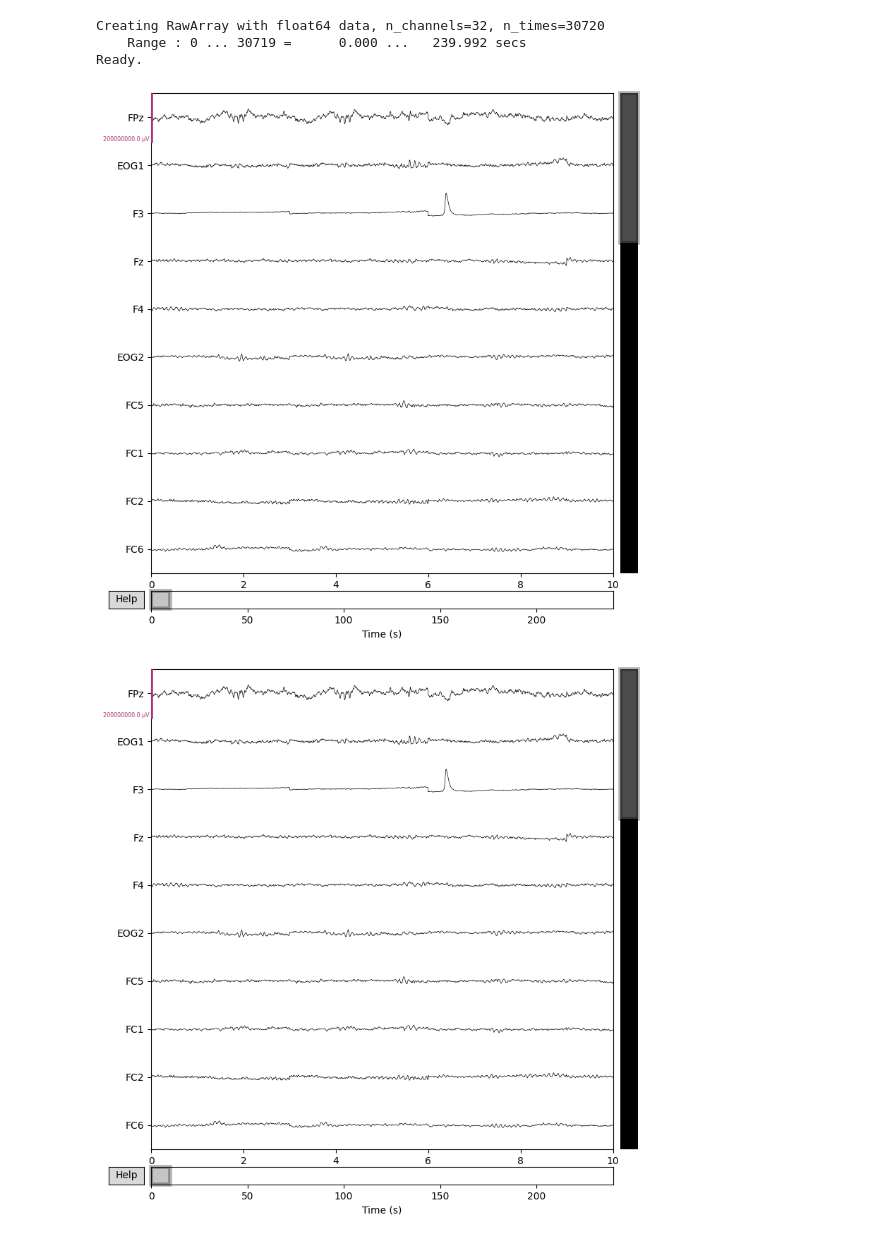
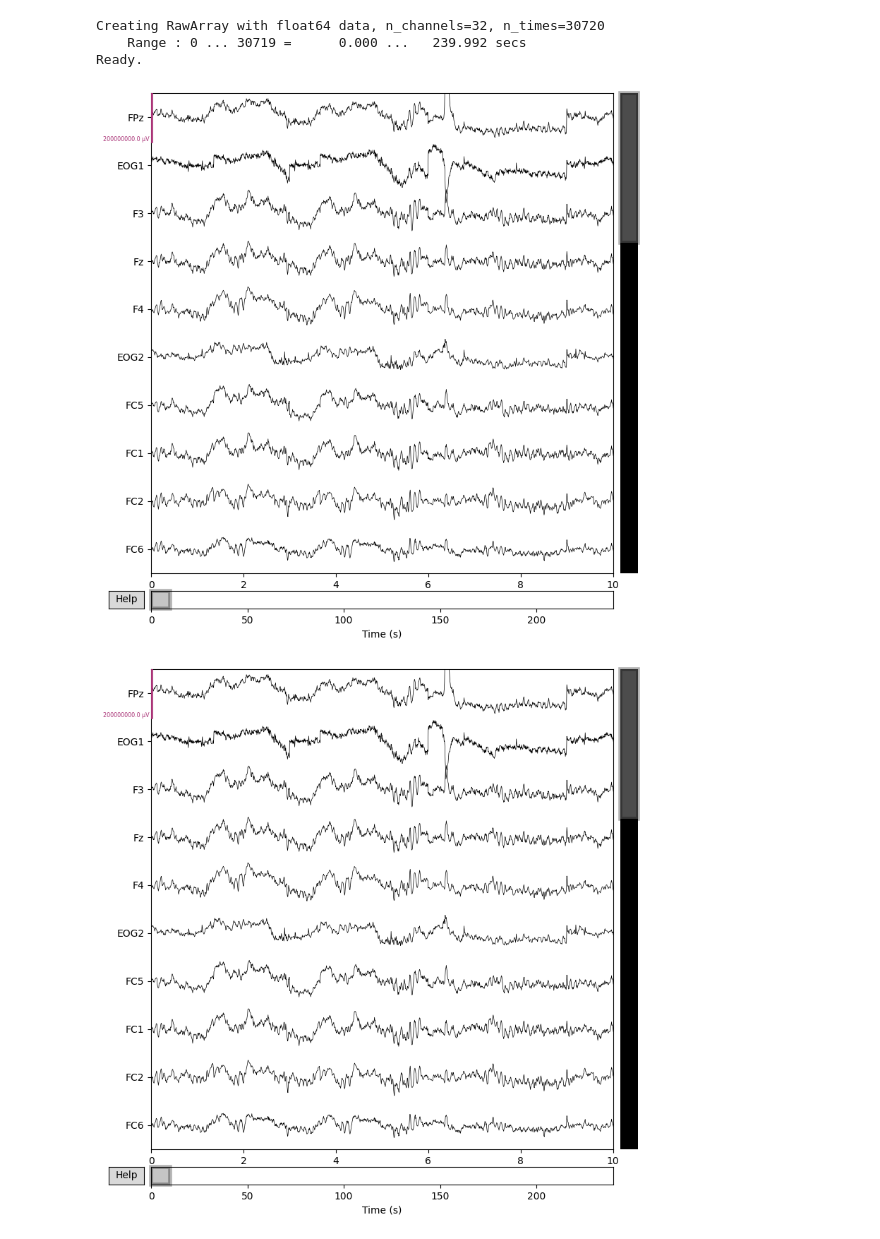
Before and after one commit to sccn/eegprep, a Jupyter notebook: sandbox.ipynb, the cells around one changed output. Drawn from its saved outputs; the diff is of its cells as text; code cells hidden in the pictures.

```diff
--- a/sandbox.ipynb
+++ b/sandbox.ipynb
@@ -67,30 +81,30 @@ eeg_rpsd(EEG, 100)
 # %%
 from topoplot import topoplot
 from pop_loadset import pop_loadset
 import os
 
 eeglab_file_path = '/System/Volumes/Data/data/matlab/eeglab/sample_data/eeglab_data_epochs_ica.set'
 EEG = pop_loadset(eeglab_file_path)
 
 # plot data using MNE
 
 import mne
 import matplotlib.pyplot as plt
 
 # create MNE info structure
 info = mne.create_info(ch_names=[ x['labels'] for x in EEG['chanlocs']], sfreq=EEG['srate'], ch_types='eeg')
 
 # create MNE Raw object
-raw = mne.io.RawArray(EEG['icaact'].reshape(EEG['nbchan'], -1), info)
+raw = mne.io.RawArray(EEG['data'].transpose(0,2,1).reshape(EEG['nbchan'], -1), info)
 
 # plot data
 raw.plot(n_channels=10, scalings=100, title='Data from arrays', show=True, block=True, duration=10.0)
 
 # plot topoplot
 # topoplot(EEG['icawinv'][:, 0], EEG['chanlocs'], show=True)
 # %% [output]
 Creating RawArray with float64 data, n_channels=32, n_times=30720
     Range : 0 ... 30719 =      0.000 ...   239.992 secs
 Ready.
-[figure, old version]
+[figure, new version]
-[figure, old version]
+[figure, new version]
```
Also changed, not shown: parts of 6 cells of this notebook, 3 other files.
